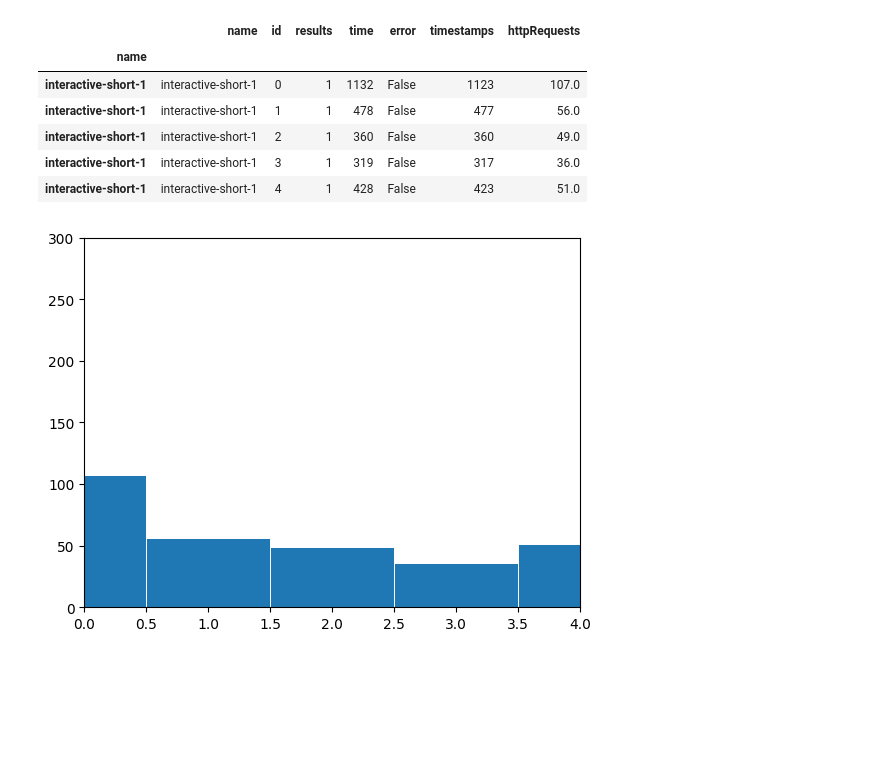
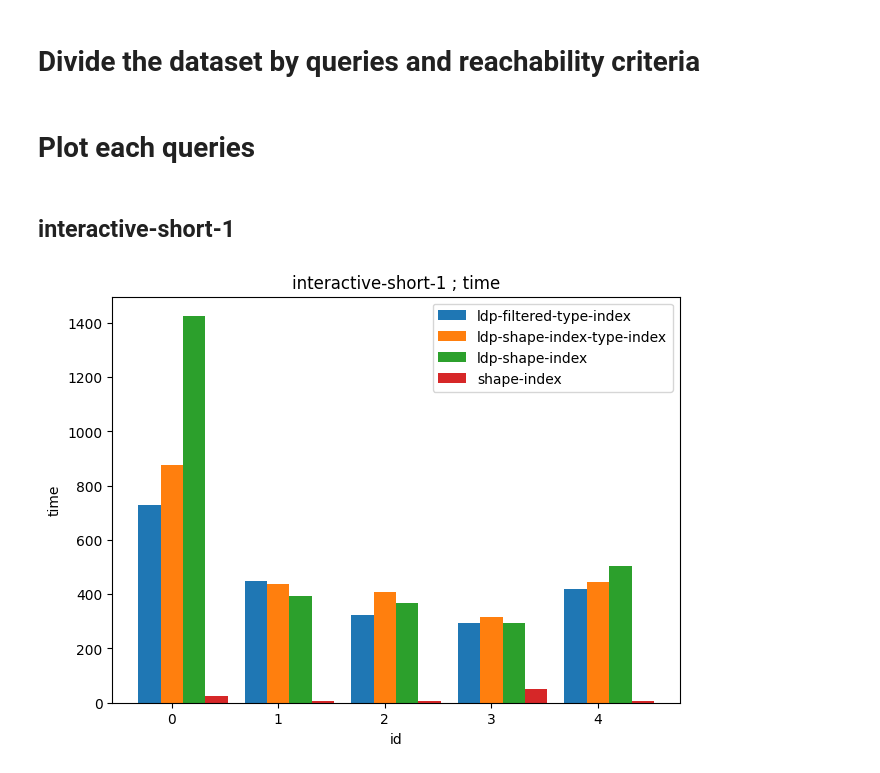
Before and after one commit to constraintAutomaton/Experiments-Solid-Link-Traversal, a Jupyter notebook: analysis/plot.ipynb, the cells around one changed output. Drawn from its saved outputs; the diff is of its cells as text; code cells hidden in the pictures; blank space fills up the shorter version.

```diff
--- a/analysis/plot.ipynb
+++ b/analysis/plot.ipynb
@@ -5,4 +9,10 @@ import numpy as np
 # %%
 path = '/home/id357/Downloads/experiments/queries-short/output/combination_0/query-times.csv'
+paths = {
+    'ldp-filtered-type-index': "/home/id357/Downloads/experiments/queries-short/output/combination_0/query-times.csv",
+    'ldp-shape-index-type-index':"/home/id357/Downloads/experiments/queries-short/output/combination_1/query-times.csv",
+    "ldp-shape-index":"/home/id357/Downloads/experiments/queries-short/output/combination_2/query-times.csv",
+    "shape-index":"/home/id357/Downloads/experiments/queries-short/output/combination_3/query-times.csv"
+}
 df = pd.read_csv(path,sep=";")
 # %%
@@ -39,22 +54,43 @@ interactive_short_1 = df.loc[df.name=='interactive-short-1']
+# %%
+# https://matplotlib.org/stable/gallery/lines_bars_and_markers/barchart.html
+def plotComparif(data, col, queries):
+    index = np.arange(5)
+
+    bar_width = 0.21
+    fig, ax = plt.subplots(layout='constrained')
+    i = 0
+
+    for key, datasets in data.items():
+        offset = bar_width * i
+        df = datasets[queries]
+        y = df[col].to_numpy()
+        rects = ax.bar(index+ offset, y, bar_width, label=key)
+        i+=1
+
+
+    ax.set_xlabel('id')
+    ax.set_ylabel(col)
+    ax.set_title("{} ; {}".format(queries, col))
+    ax.set_xticks(index + bar_width, index)
+    ax.set_ylim(bottom=0)
+    ax.legend()
+
+    plt.show()
+# %% [markdown]
+# Divide the dataset by queries and reachability criteria
+# %%
+dataFrame = {}
+nVariation = 7
+for key,path in paths.items():
+    dataFrame[key] = {}
+    for i in range(nVariation+1):
+        queries = "interactive-short-{}".format(i+1)
+        dataFrame[key][queries] = generate(path, queries)
+# %% [markdown]
+# Plot each queries
+# %% [markdown]
+## interactive-short-1
 # %%
-interactive_short_1
+plotComparif(dataFrame, 'time', 'interactive-short-1')
 # %% [output]
-|  | name | id | results | time | error | timestamps | httpRequests |
-| name |  |  |  |  |  |  |  |
-| interactive-short-1 | interactive-short-1 | 0 | 1 | 1132 | False | 1123 | 107.0 |
-| interactive-short-1 | interactive-short-1 | 1 | 1 | 478 | False | 477 | 56.0 |
-| interactive-short-1 | interactive-short-1 | 2 | 1 | 360 | False | 360 | 49.0 |
-| interactive-short-1 | interactive-short-1 | 3 | 1 | 319 | False | 317 | 36.0 |
-| interactive-short-1 | interactive-short-1 | 4 | 1 | 428 | False | 423 | 51.0 |
+[figure, added]
-# %%
-y = interactive_short_1['httpRequests'].to_numpy()
-x = interactive_short_1['id'].to_numpy()
-
-fig, ax = plt.subplots()
-ax.bar(x, y, width=1, edgecolor="white", linewidth=0.7)
-
-ax.set(xlim=(0, 4),
-       ylim=(0, 300),)
-plt.show()
-# %% [output]
-[figure, removed]
```
Also changed, not shown: parts of 33 cells of this notebook, 6 other files.
